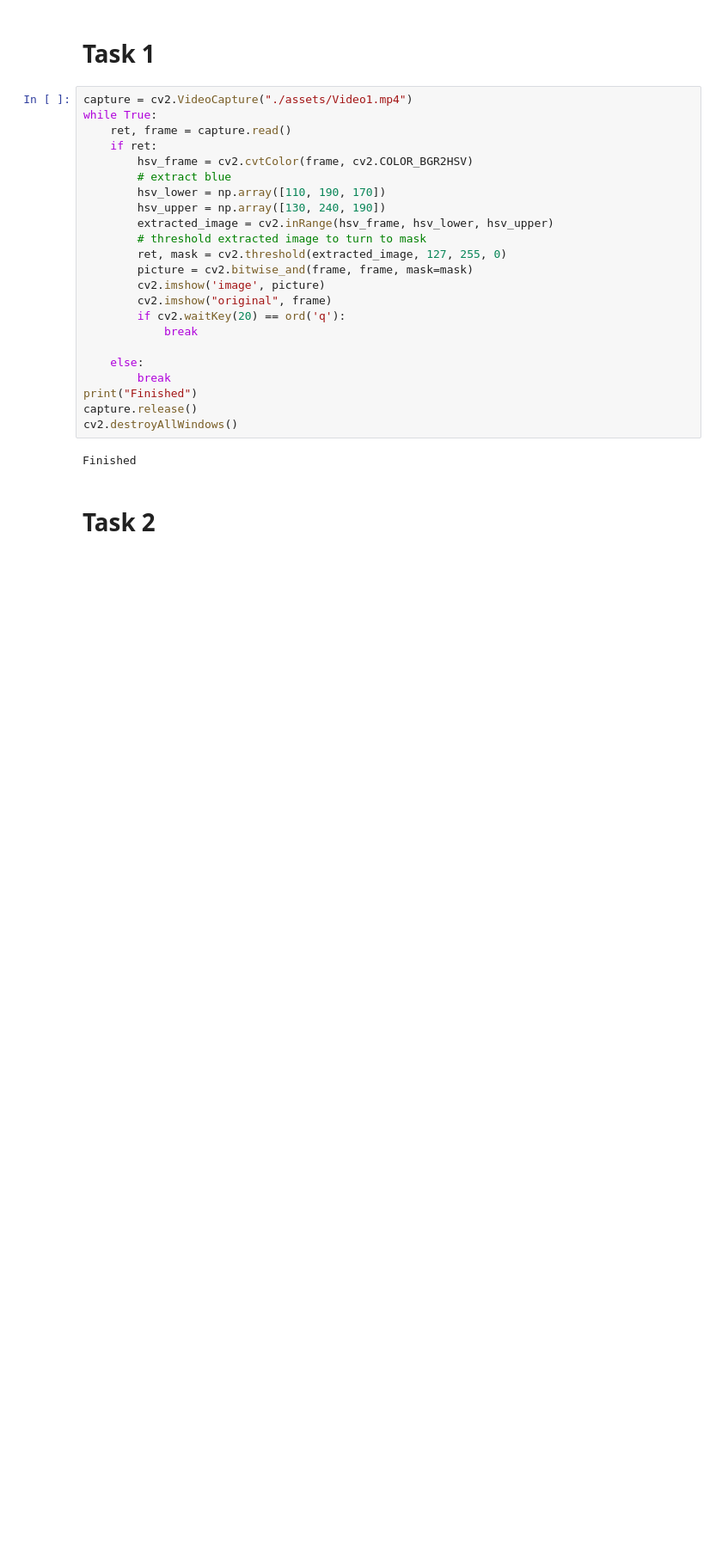
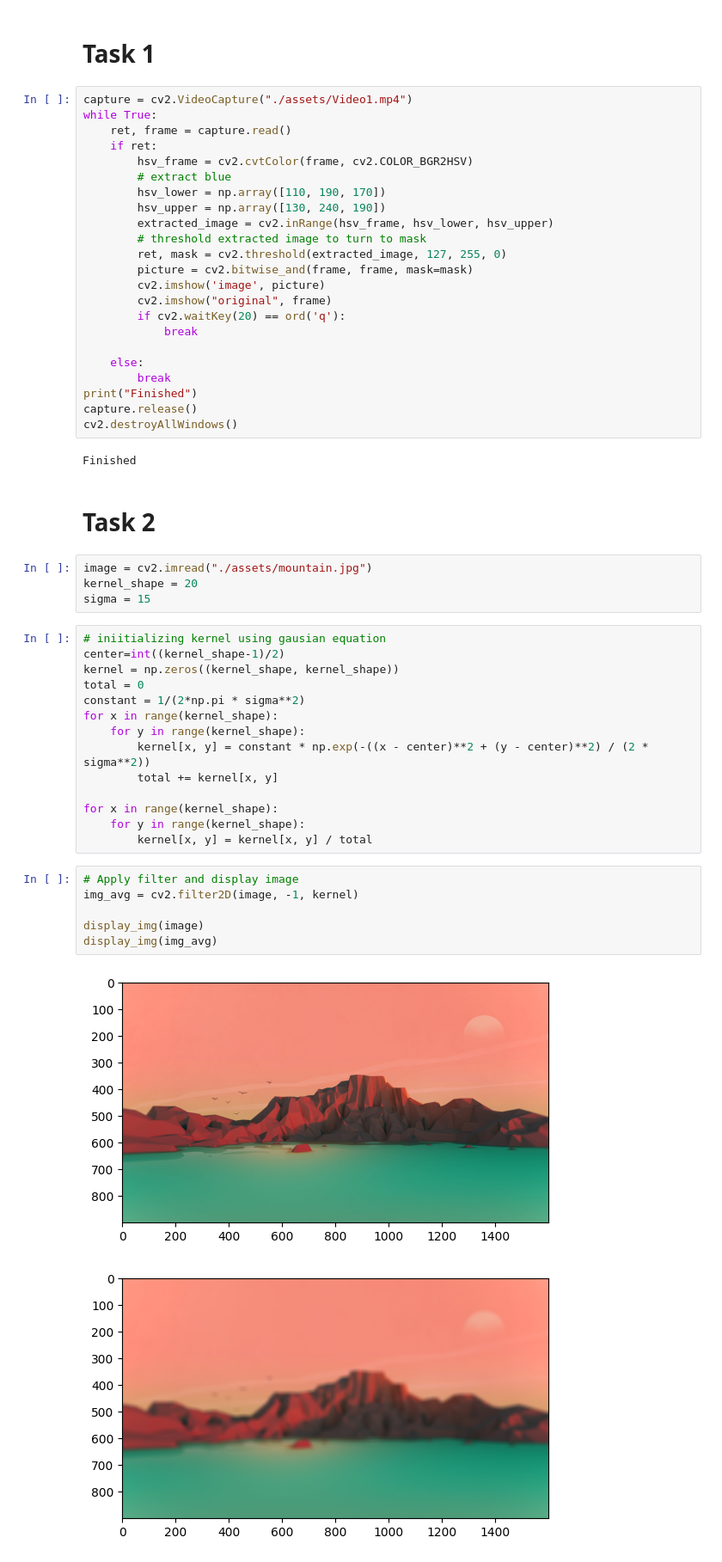
Before and after one commit to Croissant4495/image_task_2, a Jupyter notebook: Tasks.ipynb, the cells around one changed output. Shown at 86% size. Cells and saved outputs as stored; diff of their text form; blank space fills up the shorter version.

```diff
--- a/Tasks.ipynb
+++ b/Tasks.ipynb
@@ -38,3 +38,30 @@ cv2.destroyAllWindows()
 Finished
 # %% [markdown]
 # Task 2
+# %%
+image = cv2.imread("./assets/mountain.jpg")
+kernel_shape = 20
+sigma = 15
+# %%
+# iniitializing kernel using gausian equation
+center=int((kernel_shape-1)/2)
+kernel = np.zeros((kernel_shape, kernel_shape))
+total = 0
+constant = 1/(2*np.pi * sigma**2)
+for x in range(kernel_shape):
+    for y in range(kernel_shape):
+        kernel[x, y] = constant * np.exp(-((x - center)**2 + (y - center)**2) / (2 * sigma**2))
+        total += kernel[x, y]
+
+for x in range(kernel_shape):
+    for y in range(kernel_shape):
+        kernel[x, y] = kernel[x, y] / total
+# %%
+# Apply filter and display image
+img_avg = cv2.filter2D(image, -1, kernel)
+
+display_img(image)
+display_img(img_avg)
+# %% [output]
+[figure, added]
+[figure, added]
```
Also changed, not shown: parts of 1 cell of this notebook.
